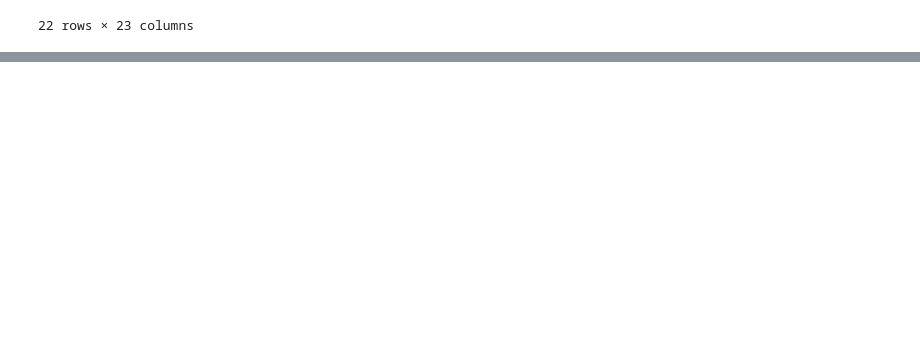
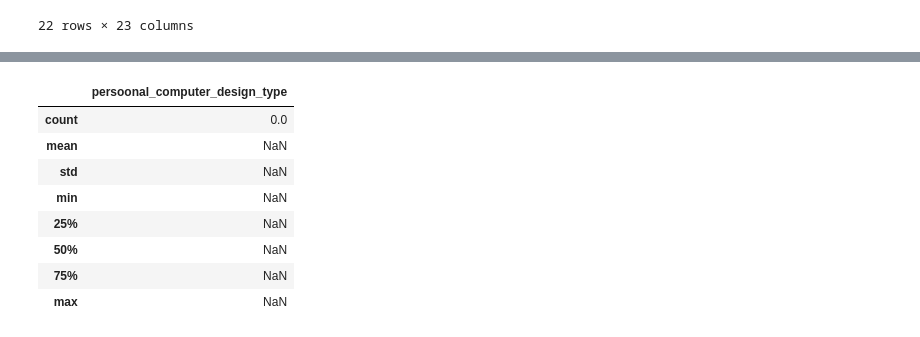
Before and after one commit to MAVANI-KRISHN/Web-Scraping, a Jupyter notebook: AMAZON Computer Data.ipynb, the cells around one changed output, grey strips where cells are left out. Drawn from its saved outputs; the diff is of its cells as text; code cells hidden in the pictures; blank space fills up the shorter version.

```diff
--- a/AMAZON Computer Data.ipynb
+++ b/AMAZON Computer Data.ipynb
@@ -223,3 +223,5 @@ amazon_df
 | 20 | GMKtec Mini PC Windows 11 Pro Int... | GMKtec |  |  |  |  |  | Windows 11 Pro, Compatible with U... | ... |
 | 21 | HP 2024 Elite Mini 800 G9 PC Busi... | HP |  |  |  |  | 64 GB | Windows 11 Pro | ... |
 22 rows × 23 columns
+# %%
+df = pd.read_csv("AMAZON Computer Data.csv")
@@ -225,0 +286,12 @@ amazon_df
+# %%
+df.describe()
+# %% [output]
+|  | persoonal_computer_design_type |
+| count | 0.0 |
+| mean | NaN |
+| std | NaN |
+| min | NaN |
+| 25% | NaN |
+| 50% | NaN |
+| 75% | NaN |
+| max | NaN |
```
Also changed, not shown: parts of 5 cells of this notebook.
